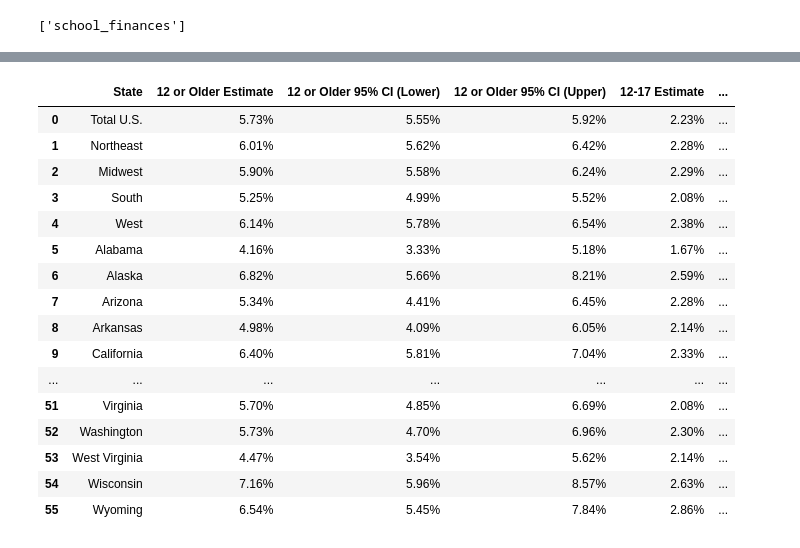
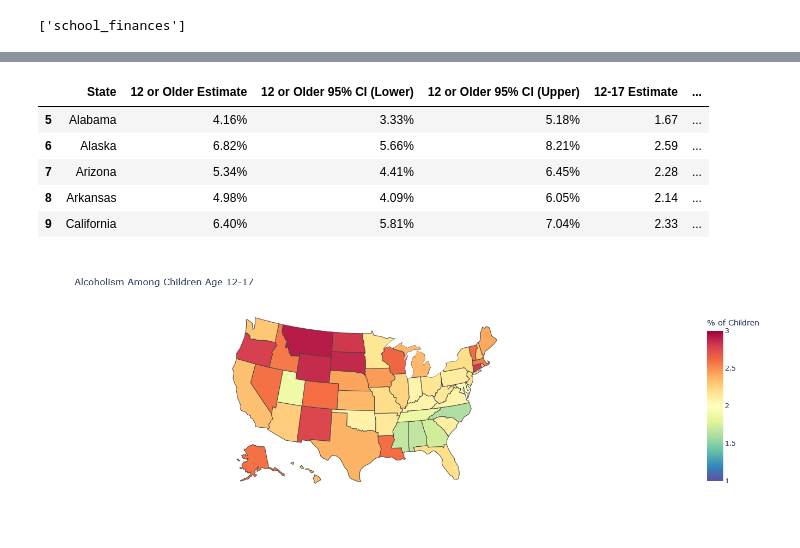
Before and after one commit to gtaraboletti/uncc_project1, a Jupyter notebook: GT_data_analysis_code.ipynb, the cells around one changed output, grey strips where cells are left out. Drawn from its saved outputs; the diff is of its cells as text; code cells hidden in the pictures.

Commit message:
Successful graph - Alcoholism, added images folder, code finally working T_T

```diff
--- a/GT_data_analysis_code.ipynb
+++ b/GT_data_analysis_code.ipynb
@@ -152,23 +205,14 @@ bottom10_graph
 # %%
 alcoholism_2016 = pd.read_csv(
     Path("../uncc_project1/other_datasets/drug_abuse_data/alcoholism_2016.csv"))
+alcoholism_2016.loc[:, "12-17 Estimate"] = alcoholism_2016.loc[:, "12-17 Estimate"].str.replace("%", "")
+alcoholism_2016=alcoholism_2016.drop([0,1,2,3,4])
 # %%
-alcoholism_2016
+alcoholism_2016.head()
 # %% [output]
 |  | State | 12 or Older Estimate | 12 or Older 95% CI (Lower) | 12 or Older 95% CI (Upper) | 12-17 Estimate | ... |
-| 0 | Total U.S. | 5.73% | 5.55% | 5.92% | 2.23% | ... |
-| 1 | Northeast | 6.01% | 5.62% | 6.42% | 2.28% | ... |
-| 2 | Midwest | 5.90% | 5.58% | 6.24% | 2.29% | ... |
-| 3 | South | 5.25% | 4.99% | 5.52% | 2.08% | ... |
-| 4 | West | 6.14% | 5.78% | 6.54% | 2.38% | ... |
-| 5 | Alabama | 4.16% | 3.33% | 5.18% | 1.67% | ... |
-| 6 | Alaska | 6.82% | 5.66% | 8.21% | 2.59% | ... |
-| 7 | Arizona | 5.34% | 4.41% | 6.45% | 2.28% | ... |
-| 8 | Arkansas | 4.98% | 4.09% | 6.05% | 2.14% | ... |
-| 9 | California | 6.40% | 5.81% | 7.04% | 2.33% | ... |
-| ... | ... | ... | ... | ... | ... | ... |
-| 51 | Virginia | 5.70% | 4.85% | 6.69% | 2.08% | ... |
-| 52 | Washington | 5.73% | 4.70% | 6.96% | 2.30% | ... |
-| 53 | West Virginia | 4.47% | 3.54% | 5.62% | 2.14% | ... |
-| 54 | Wisconsin | 7.16% | 5.96% | 8.57% | 2.63% | ... |
-| 55 | Wyoming | 6.54% | 5.45% | 7.84% | 2.86% | ... |
+| 5 | Alabama | 4.16% | 3.33% | 5.18% | 1.67 | ... |
+| 6 | Alaska | 6.82% | 5.66% | 8.21% | 2.59 | ... |
+| 7 | Arizona | 5.34% | 4.41% | 6.45% | 2.28 | ... |
+| 8 | Arkansas | 4.98% | 4.09% | 6.05% | 2.14 | ... |
+| 9 | California | 6.40% | 5.81% | 7.04% | 2.33 | ... |
@@ -174,0 +221,20 @@ alcoholism_2016
+# %%
+fig = px.choropleth(alcoholism_2016,
+                    locations='Code',
+                    color= alcoholism_2016['12-17 Estimate'].astype(float),
+                    range_color=[1,3],
+                    color_continuous_scale='spectral_r',
+                    hover_name='State',
+                    locationmode='USA-states',
+                    title="Alcoholism Among Children Age 12-17",
+                    scope='usa',
+                    width=700,
+                    height=500,
+                   )
+fig.update_layout(coloraxis_colorbar=dict(
+    title="% of Children"))
+fig= fig.update_layout(margin_l=5)
+fig=fig.update_layout(margin_r=10)
+fig
+# %% [output]
+[figure, added]
```
Also changed, not shown: parts of 2 cells of this notebook, 1 other file.
